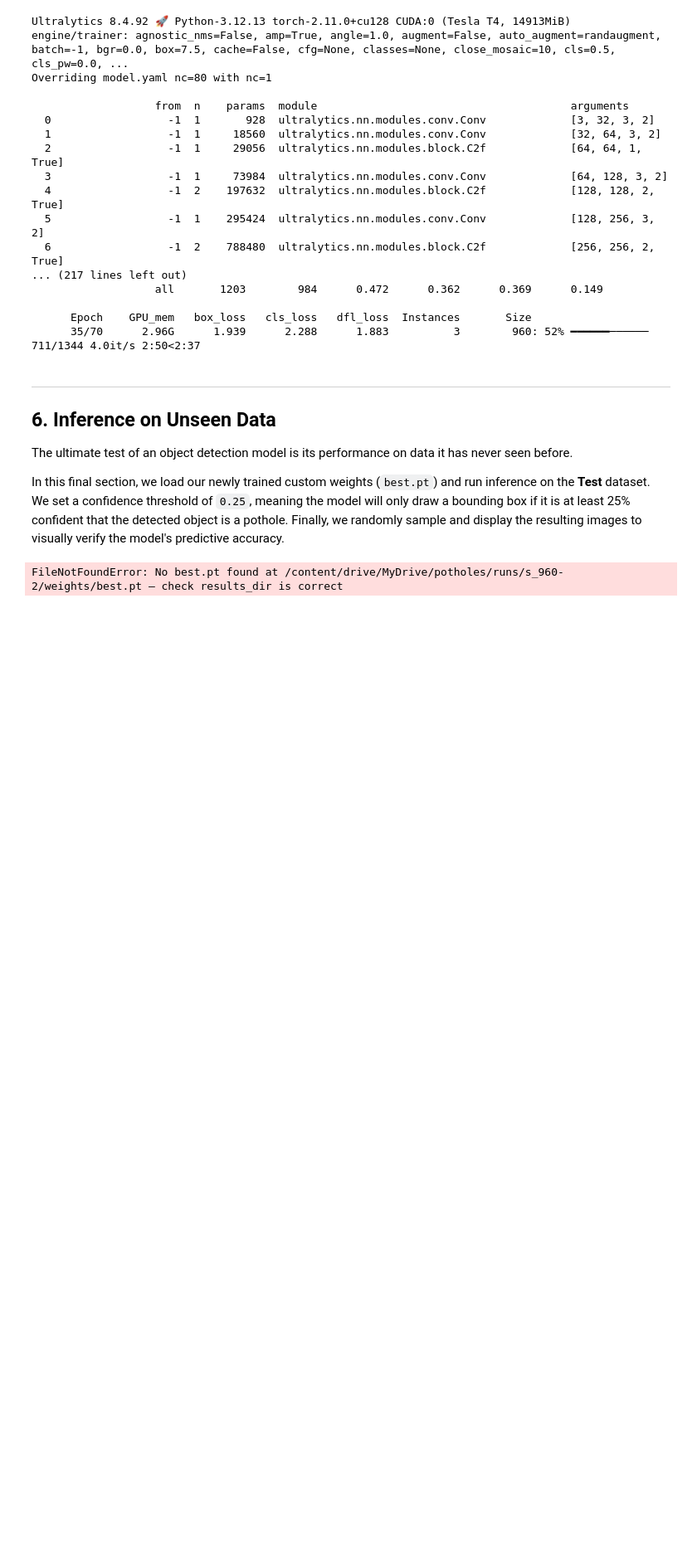
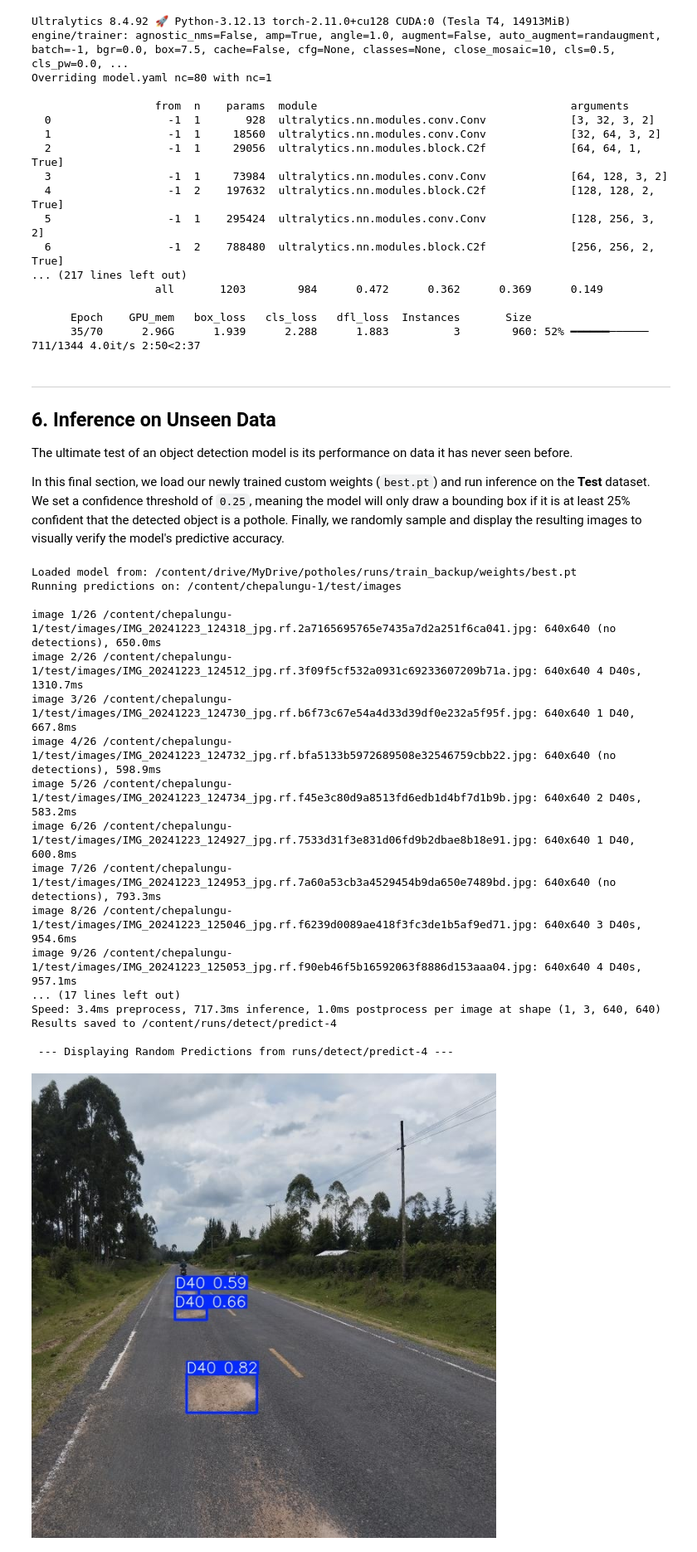
Before and after one commit to kibwale/nipe_macho, a Jupyter notebook: notebooks/testing_new_data.ipynb, the cells around one changed output. Shown at 83% size. Saved outputs shown, nothing was run; the diff lists cells and outputs as text; code cells hidden in the pictures; blank space fills up the shorter version.

```diff
--- a/notebooks/testing_new_data.ipynb
+++ b/notebooks/testing_new_data.ipynb
@@ -442,47 +373,30 @@ Overriding model.yaml nc=80 with nc=1
 The ultimate test of an object detection model is its performance on data it has never seen before.
 
 In this final section, we load our newly trained custom weights (`best.pt`) and run inference on the **Test** dataset. We set a confidence threshold of `0.25`, meaning the model will only draw a bounding box if it is at least 25% confident that the detected object is a pothole. Finally, we randomly sample and display the resulting images to visually verify the model's predictive accuracy.
-# %%
-from IPython.display import display, Image
-
-# 1. Load the newly trained custom weights
-# (results_dir should be set from your training run, e.g.
-results_dir = "/content/drive/MyDrive/potholes/runs/s_960-2"
-best_weights = os.path.join(results_dir, 'weights', 'best.pt')
-
-if not os.path.exists(best_weights):
-    raise FileNotFoundError(f"No best.pt found at {best_weights} — check results_dir is correct")
-
-model = YOLO(best_weights)
-print(f"Loaded model from: {best_weights}")
-
-# 2. Define the path to the unseen test images
-test_images_path = f"{dataset.location}/test/images"
-
-# 3. Run inference
-# save=True generates the annotated images
-# conf=0.25 sets the confidence threshold
-print(f"Running predictions on: {test_images_path}")
-results = model.predict(source=test_images_path, save=True, conf=0.25)
-
-# 4. Display a few random predictions
-# YOLO saves new predictions in a sequentially numbered 'predict' folder,
-# so we find the most recent one to make sure we're looking at these results,
-# not an older run.
-predict_dirs = glob.glob('runs/detect/predict*')
-
-if predict_dirs:
-    latest_predict = max(predict_dirs, key=os.path.getmtime)
-    predicted_images = glob.glob(f'{latest_predict}/*.jpg')
-
-    if predicted_images:
-        print(f"\n✅ --- Displaying Random Predictions from {latest_predict} ---")
-        sample_images = random.sample(predicted_images, min(3, len(predicted_images)))
-        for img_path in sample_images:
-            display(Image(filename=img_path, width=800))
-    else:
-        print("No predicted images found inside the prediction folder.")
-else:
-    print("No prediction directory found. Check if model.predict() succeeded.")
-# %% [output]
-FileNotFoundError: No best.pt found at /content/drive/MyDrive/potholes/runs/s_960-2/weights/best.pt — check results_dir is correct
+# %%
+results_dir = "/content/drive/MyDrive/potholes/runs/train_backup"
+
+model = address.load_trained_model(results_dir)
+address.run_inference(model, f"{dataset.location}/test/images", conf=0.25)
+
+latest = address.find_latest_predict_dir()
+address.display_random_predictions(latest, n=3)
+# %% [output]
+Loaded model from: /content/drive/MyDrive/potholes/runs/train_backup/weights/best.pt
+Running predictions on: /content/chepalungu-1/test/images
+
+image 1/26 /content/chepalungu-1/test/images/IMG_20241223_124318_jpg.rf.2a7165695765e7435a7d2a251f6ca041.jpg: 640x640 (no detections), 650.0ms
+image 2/26 /content/chepalungu-1/test/images/IMG_20241223_124512_jpg.rf.3f09f5cf532a0931c69233607209b71a.jpg: 640x640 4 D40s, 1310.7ms
+image 3/26 /content/chepalungu-1/test/images/IMG_20241223_124730_jpg.rf.b6f73c67e54a4d33d39df0e232a5f95f.jpg: 640x640 1 D40, 667.8ms
+image 4/26 /content/chepalungu-1/test/images/IMG_20241223_124732_jpg.rf.bfa5133b5972689508e32546759cbb22.jpg: 640x640 (no detections), 598.9ms
+image 5/26 /content/chepalungu-1/test/images/IMG_20241223_124734_jpg.rf.f45e3c80d9a8513fd6edb1d4bf7d1b9b.jpg: 640x640 2 D40s, 583.2ms
+image 6/26 /content/chepalungu-1/test/images/IMG_20241223_124927_jpg.rf.7533d31f3e831d06fd9b2dbae8b18e91.jpg: 640x640 1 D40, 600.8ms
+image 7/26 /content/chepalungu-1/test/images/IMG_20241223_124953_jpg.rf.7a60a53cb3a4529454b9da650e7489bd.jpg: 640x640 (no detections), 793.3ms
+image 8/26 /content/chepalungu-1/test/images/IMG_20241223_125046_jpg.rf.f6239d0089ae418f3fc3de1b5af9ed71.jpg: 640x640 3 D40s, 954.6ms
+image 9/26 /content/chepalungu-1/test/images/IMG_20241223_125053_jpg.rf.f90eb46f5b16592063f8886d153aaa04.jpg: 640x640 4 D40s, 957.1ms
+... (17 lines left out)
+Speed: 3.4ms preprocess, 717.3ms inference, 1.0ms postprocess per image at shape (1, 3, 640, 640)
+Results saved to /content/runs/detect/predict-4
+
+ --- Displaying Random Predictions from runs/detect/predict-4 ---
+[figure, added]
```
Also changed, not shown: parts of 16 cells of this notebook.
